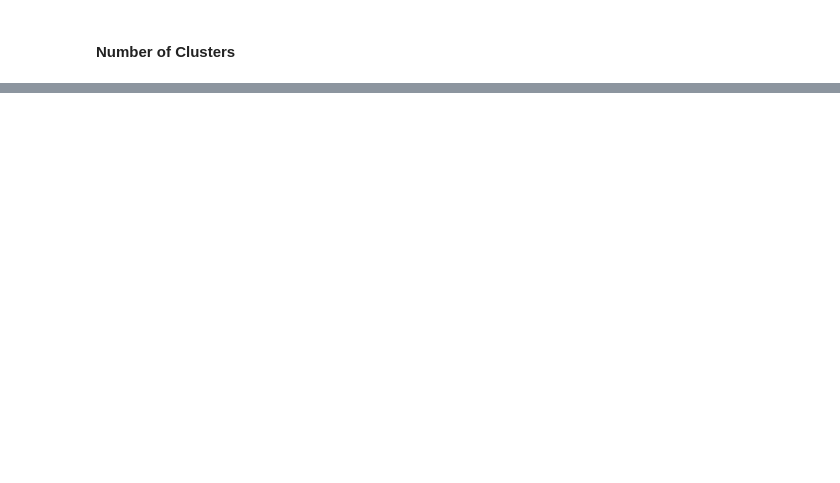
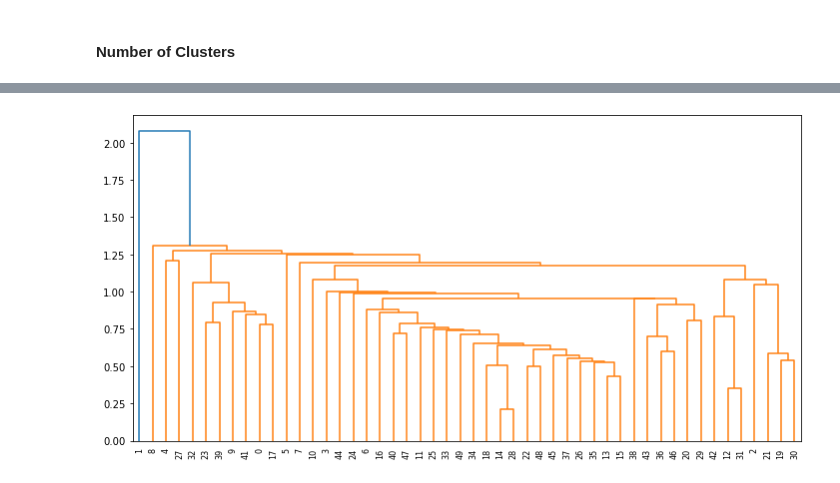
Before and after one commit to luckyspia/TIL, a Jupyter notebook: Statisic_Analysis/06.Clustering.ipynb, the cells around one changed output, grey strips where cells are left out. Saved outputs shown, nothing was run; the diff lists cells and outputs as text; code cells hidden in the pictures; blank space fills up the shorter version.

Commit message:
Clutsering Methods

```diff
--- a/Statisic_Analysis/06.Clustering.ipynb
+++ b/Statisic_Analysis/06.Clustering.ipynb
@@ -115,0 +136,5 @@ array([[0],
+# %%
+data_path = "./data/"
+usarrests = pd.read_csv(data_path + "USArrests.csv", index_col=0)
+
+usarrests.head()
@@ -115,0 +160,13 @@ array([[0],
+# %%
+from sklearn.preprocessing import StandardScaler
+
+usarrests_s = StandardScaler().fit_transform(usarrests)
+usarrests_s = pd.DataFrame(usarrests_s, columns=usarrests.columns, index=usarrests.index)
+
+hc_single = linkage(usarrests_s, method="single")
+
+plt.figure(figsize = (12,6))
+dendrogram(hc_single)
+plt.show()
+# %% [output]
+[figure, added]
```
Also changed, not shown: parts of 49 cells of this notebook.
